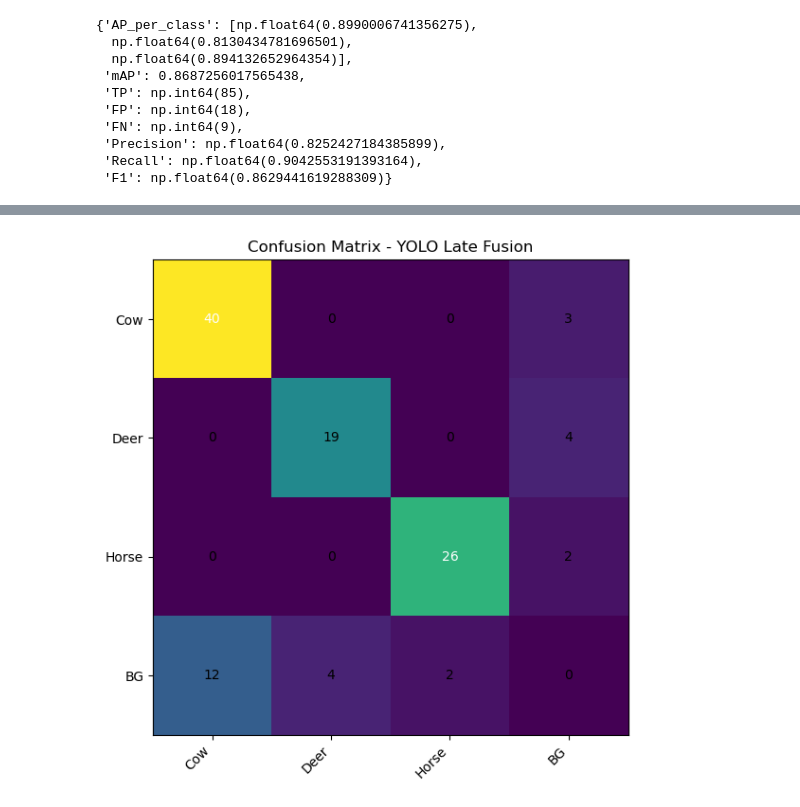
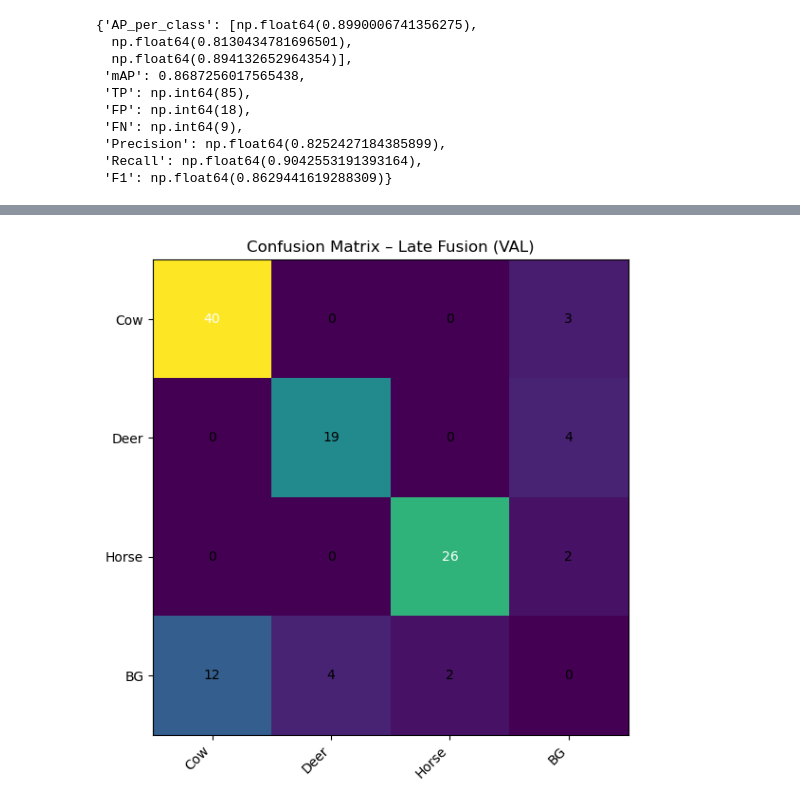
Before and after one commit to florzoffi/TP-Final-Vision, a Jupyter notebook: 3.YOLO-LATE-F.ipynb, the cells around one changed output, grey strips where cells are left out. Saved outputs shown, nothing was run; the diff lists cells and outputs as text; code cells hidden in the pictures.

```diff
--- a/3.YOLO-LATE-F.ipynb
+++ b/3.YOLO-LATE-F.ipynb
@@ -167,17 +105,14 @@ Encontradas 64 imágenes RGB en data/format_rgb/images/val.
 # %%
-NUM_CLASSES = 3
-CLASS_LABELS = ["Cow", "Deer", "Horse"]
-GT_VAL_DIR = "data/format_rgb/labels/val"
-PRED_LF_DIR = "runs/late_fusion/preds"
+GT_VAL_DIR = ROOT / "data" / "format_rgb" / "labels" / "val"
 
-metrics_lf = evaluate_yolo_predictions(
-    pred_dir=PRED_LF_DIR,
+metrics_lf_val = evaluate_yolo_predictions(
+    pred_dir=OUT_PRED_LF_VAL_DIR,
     gt_dir=GT_VAL_DIR,
     num_classes=NUM_CLASSES,
     iou_threshold=0.5
 )
 
-metrics_lf
+metrics_lf_val
 # %% [output]
 {'AP_per_class': [np.float64(0.8990006741356275),
   np.float64(0.8130434781696501),
@@ -192,13 +149,11 @@ metrics_lf
 # %%
-cm_lf = confusion_matrix_yolo(
-    pred_dir=PRED_LF_DIR,
+cm_lf_val = confusion_matrix_yolo(
+    pred_dir=OUT_PRED_LF_VAL_DIR,
     gt_dir=GT_VAL_DIR,
     num_classes=NUM_CLASSES,
-    iou_threshold=0.5
+    iou_threshold=0.5,
 )
 
-labels_cm = CLASS_LABELS + ["BG"]
-
-plot_confusion_matrix(cm_lf, labels_cm, title="Confusion Matrix - YOLO Late Fusion")
+plot_confusion_matrix(cm_lf_val, CLASS_LABELS + ["BG"], "Confusion Matrix – Late Fusion (VAL)")
 # %% [output]
-[figure, old version]
+[figure, new version]
```
Also changed, not shown: parts of 10 cells of this notebook, 16 other files.
